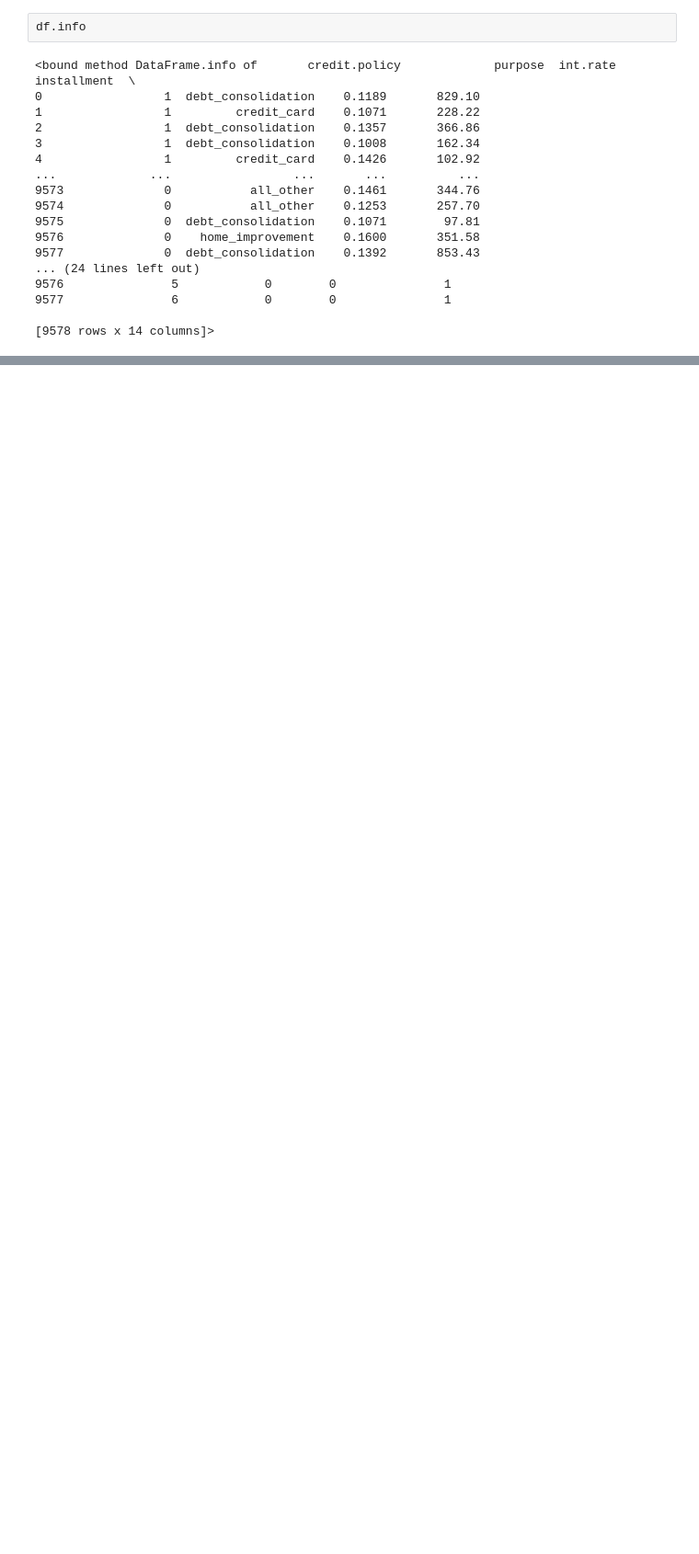
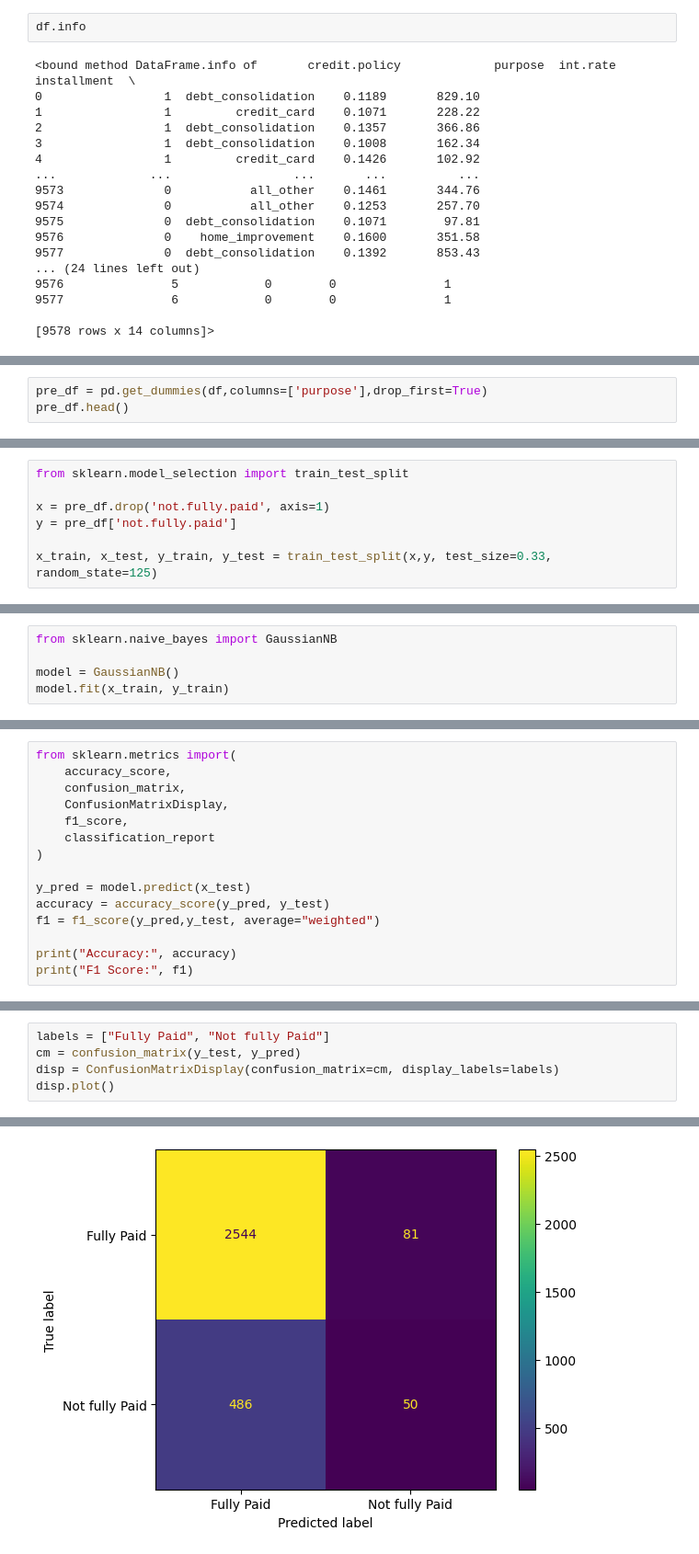
Before and after one commit to sandunpjay/NaiveBayesClassifierLoanDataset, a Jupyter notebook: NaiveBayesClassifierLoanDataset.ipynb, the cells around one changed output, grey strips where cells are left out. Shown: that part at 92% size. Drawn from its saved outputs; the diff is of its cells as text; blank space fills up the shorter version.

Commit message:
Model Development
Added data processing, model development and training

```diff
--- a/NaiveBayesClassifierLoanDataset.ipynb
+++ b/NaiveBayesClassifierLoanDataset.ipynb
@@ -64,0 +85,3 @@ sns.countplot(data=df, x='purpose', hue='not.fully.paid')
+# %%
+pre_df = pd.get_dummies(df,columns=['purpose'],drop_first=True)
+pre_df.head()
@@ -64,0 +95,7 @@ sns.countplot(data=df, x='purpose', hue='not.fully.paid')
+# %%
+from sklearn.model_selection import train_test_split
+
+x = pre_df.drop('not.fully.paid', axis=1)
+y = pre_df['not.fully.paid']
+
+x_train, x_test, y_train, y_test = train_test_split(x,y, test_size=0.33, random_state=125)
@@ -64,0 +104,5 @@ sns.countplot(data=df, x='purpose', hue='not.fully.paid')
+# %%
+from sklearn.naive_bayes import GaussianNB
+
+model = GaussianNB()
+model.fit(x_train, y_train)
@@ -64,0 +113,15 @@ sns.countplot(data=df, x='purpose', hue='not.fully.paid')
+# %%
+from sklearn.metrics import(
+    accuracy_score,
+    confusion_matrix,
+    ConfusionMatrixDisplay,
+    f1_score,
+    classification_report
+)
+
+y_pred = model.predict(x_test)
+accuracy = accuracy_score(y_pred, y_test)
+f1 = f1_score(y_pred,y_test, average="weighted")
+
+print("Accuracy:", accuracy)
+print("F1 Score:", f1)
@@ -64,0 +131,6 @@ sns.countplot(data=df, x='purpose', hue='not.fully.paid')
+# %%
+labels = ["Fully Paid", "Not fully Paid"]
+cm = confusion_matrix(y_test, y_pred)
+disp = ConfusionMatrixDisplay(confusion_matrix=cm, display_labels=labels)
+disp.plot()
+# %% [output]
@@ -64,0 +138 @@ sns.countplot(data=df, x='purpose', hue='not.fully.paid')
+[figure, added]
```
Also changed, not shown: parts of 12 cells of this notebook.
